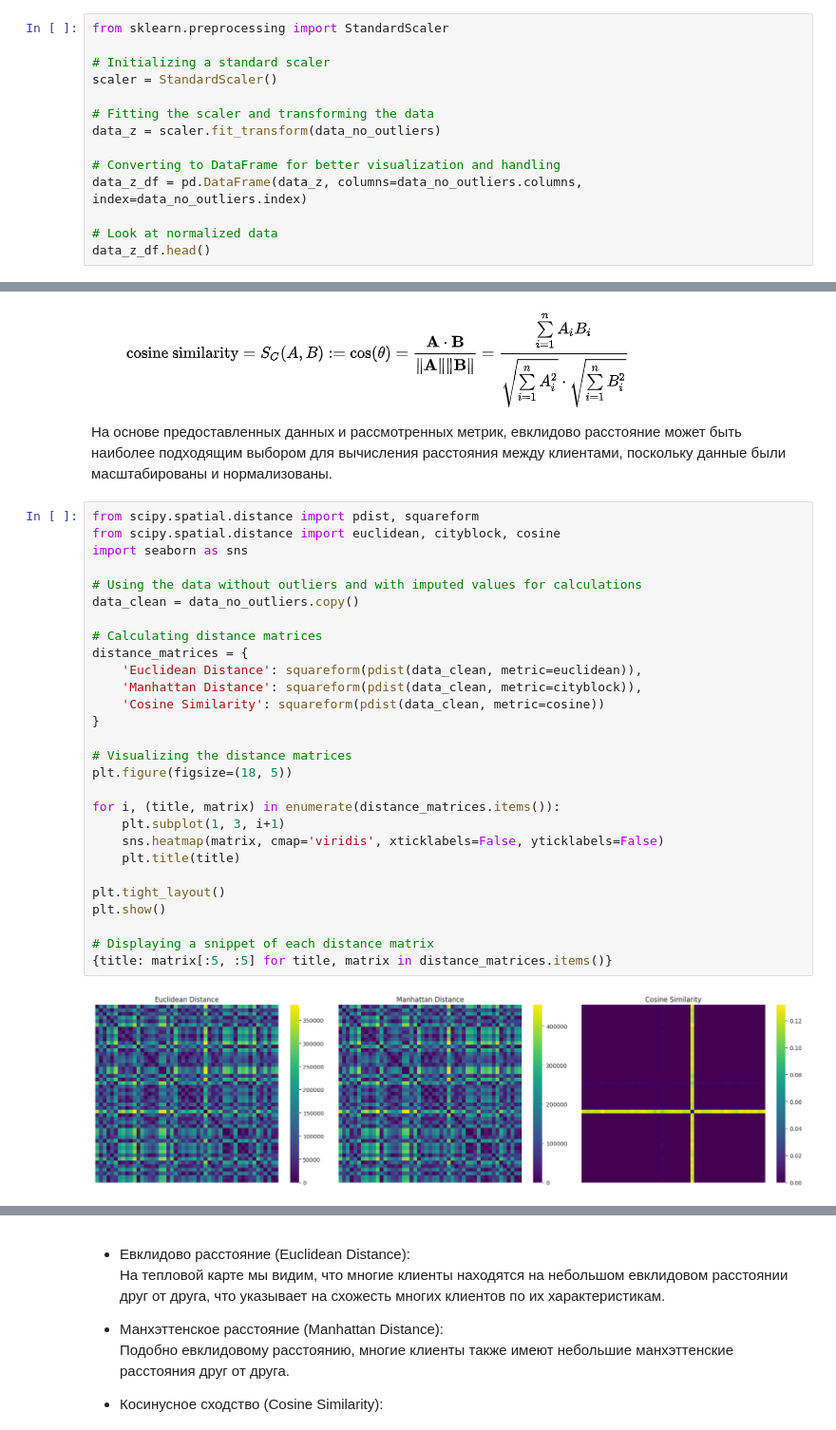
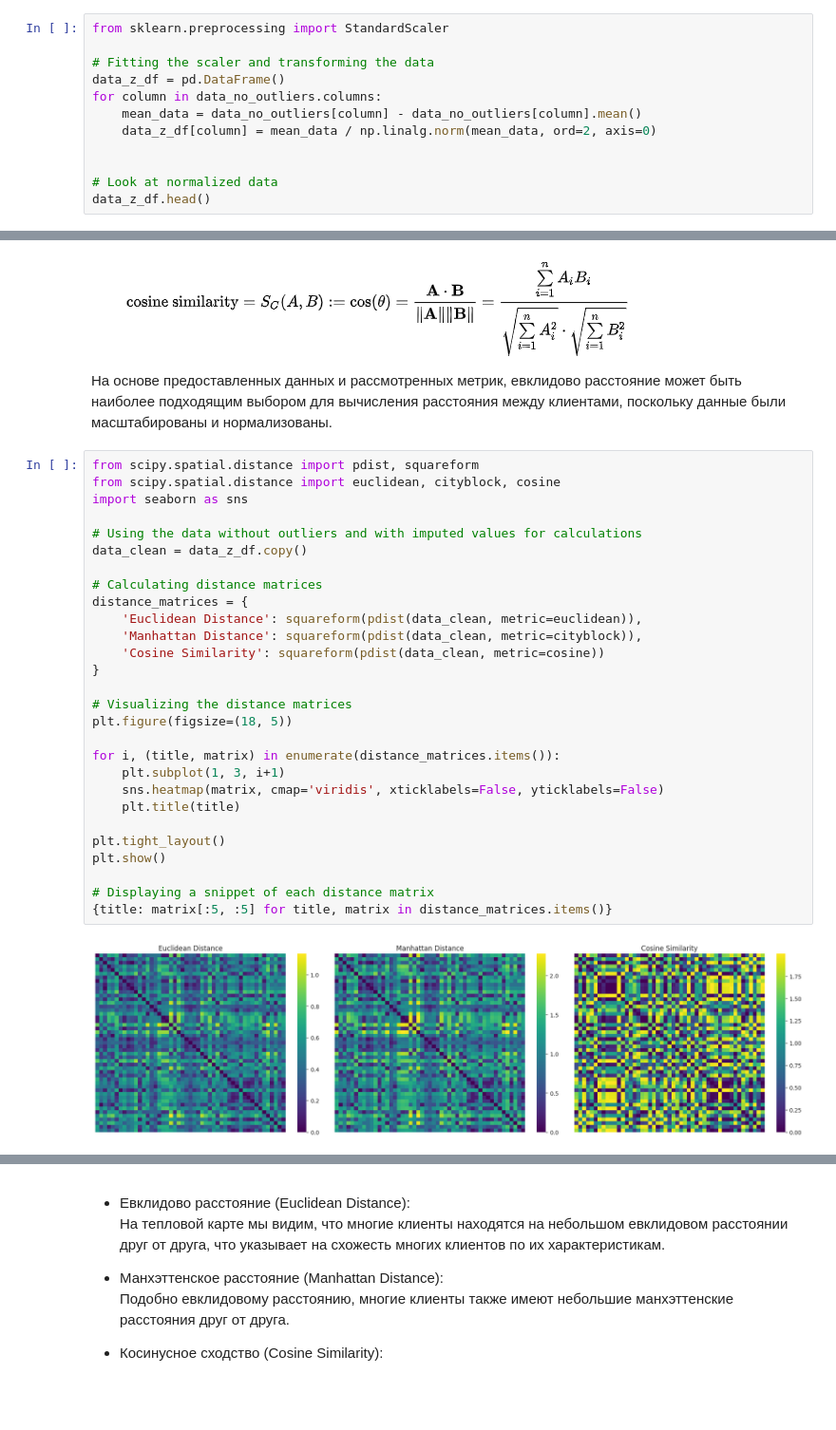
Before and after one commit to LukichevaPolina/da_methods_lab1, a Jupyter notebook: K_LAB_1.ipynb, the cells around one changed output, grey strips where cells are left out. Shown at 95% size. Saved outputs shown, nothing was run; the diff lists cells and outputs as text; blank space fills up the shorter version.

```diff
--- a/K_LAB_1.ipynb
+++ b/K_LAB_1.ipynb
@@ -518,14 +518,12 @@ Outliers:
 # %%
 from sklearn.preprocessing import StandardScaler
 
-# Initializing a standard scaler
-scaler = StandardScaler()
+# Fitting the scaler and transforming the data
+data_z_df = pd.DataFrame()
+for column in data_no_outliers.columns:
+    mean_data = data_no_outliers[column] - data_no_outliers[column].mean()
+    data_z_df[column] = mean_data / np.linalg.norm(mean_data, ord=2, axis=0)
 
-# Fitting the scaler and transforming the data
-data_z = scaler.fit_transform(data_no_outliers)
-
-# Converting to DataFrame for better visualization and handling
-data_z_df = pd.DataFrame(data_z, columns=data_no_outliers.columns, index=data_no_outliers.index)
 
 # Look at normalized data
 data_z_df.head()
@@ -859,30 +858,30 @@ dtype: object
 # %%
 from scipy.spatial.distance import pdist, squareform
 from scipy.spatial.distance import euclidean, cityblock, cosine
 import seaborn as sns
 
 # Using the data without outliers and with imputed values for calculations
-data_clean = data_no_outliers.copy()
+data_clean = data_z_df.copy()
 
 # Calculating distance matrices
 distance_matrices = {
     'Euclidean Distance': squareform(pdist(data_clean, metric=euclidean)),
     'Manhattan Distance': squareform(pdist(data_clean, metric=cityblock)),
     'Cosine Similarity': squareform(pdist(data_clean, metric=cosine))
 }
 
 # Visualizing the distance matrices
 plt.figure(figsize=(18, 5))
 
 for i, (title, matrix) in enumerate(distance_matrices.items()):
     plt.subplot(1, 3, i+1)
     sns.heatmap(matrix, cmap='viridis', xticklabels=False, yticklabels=False)
     plt.title(title)
 
 plt.tight_layout()
 plt.show()
 
 # Displaying a snippet of each distance matrix
 {title: matrix[:5, :5] for title, matrix in distance_matrices.items()}
 # %% [output]
-[figure, old version]
+[figure, new version]
```
Also changed, not shown: parts of 14 cells of this notebook.
